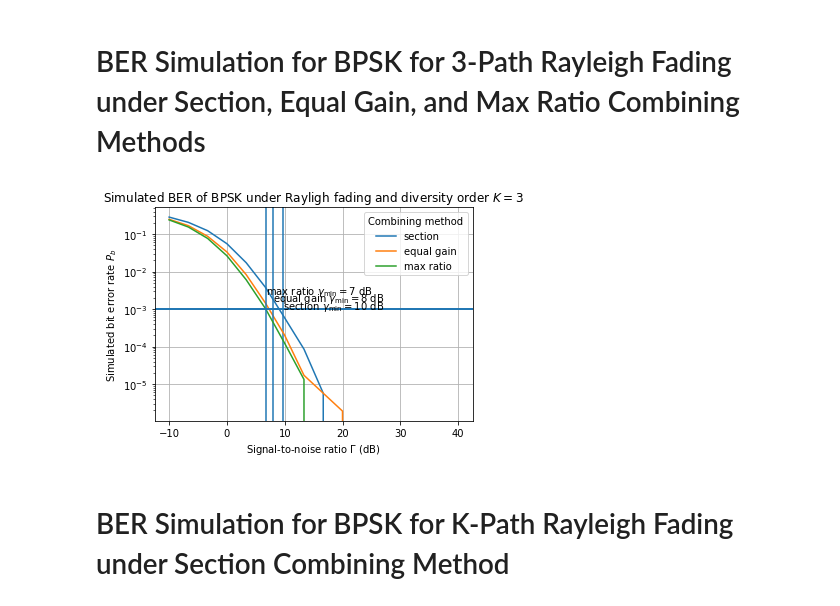
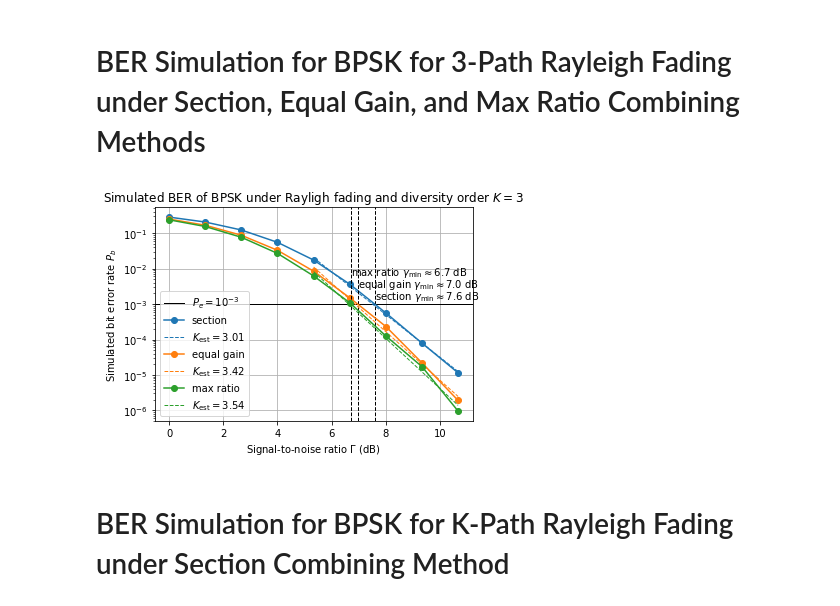
Before and after one commit to eldrtimo/rayleigh_diversity, a Jupyter notebook: notebook.ipynb, the cells around one changed output. Saved outputs shown, nothing was run; the diff lists cells and outputs as text; code cells hidden in the pictures.

Commit message:
diversity order estimation and annotation

```diff
--- a/notebook.ipynb
+++ b/notebook.ipynb
@@ -3,37 +3,76 @@
 # %% [markdown]
 # BER Simulation for BPSK for 3-Path Rayleigh Fading under Section, Equal Gain, and Max Ratio Combining Methods
 # %%
-N       = 2**19                 # Number of symbols
+N       = 2**20                 # Number of symbols
 K       = 3                     # Number of diversity branches
-Ga_l    = np.logspace(-.5,2,16) # Simulation SNR values
+Ga_l    = np.logspace(0,2,16)   # Simulation SNR values
+Ga_l_dB = 10*np.log10(Ga_l)
 FIGNAME = "diversity_combining_methods.png"
 Pe_MAX  = 10**(-3)              # Maximum BER to estimate Minimum SNR
 
 fig, axs = plt.subplots()
 axs.set_title(r"Simulated BER of BPSK under Rayligh fading and diversity order $K = {}$".format(K))
 axs.set_xlabel(r"Signal-to-noise ratio $\Gamma$ (dB)")
 axs.set_ylabel(r"Simulated bit error rate $P_b$")
 axs.set_yscale("log")
 
+# Annotate maximum Pe line
+axs.axhline(Pe_MAX,color = "black",linestyle="-",
+            linewidth=1,label="$P_e = 10^{{{:.0f}}}$".format(np.log10(Pe_MAX)))
+
+
 for combiner_ix, combiner in enumerate(COMBINERS):
+    # Compute BER rates
     Pe_l = BPSKRayleighDiversityBER(N,K,Ga_l,combiner)
-    axs.plot(20*np.log10(Ga_l),Pe_l,label=combiner)
 
-    axs.axhline(Pe_MAX)
+    # Interpolation
+    Pe_est = interp1d(Ga_l[l_interp],Pe_l[l_interp],
+                      fill_value="extrapolate")
+
+
+    # Estimate and annotate minimum SNR
+    l_interp = (Pe_l > 0)
     if np.any(Pe_l < Pe_MAX):
-        Ga_min_est = interp1d(Pe_l,Ga_l)(Pe_MAX)
-        axs.axvline(20*np.log10(Ga_min_est))
-        annotation = r"{} $\gamma_\min = {:.0f}$ dB".format(combiner,20*np.log10(Ga_min_est))
-        xy = (20*np.log10(Ga_min_est),Pe_MAX)
-        xytext = (20*np.log10(Ga_min_est),Pe_MAX*10**(combiner_ix/5))
+        # Points to interpolate
+        x = np.log10(Pe_l[l_interp])
+        y = Ga_l_dB[l_interp]
+
+        # Linear interpolator
+        f = interp1d(x,y,fill_value="interpolate",kind="linear")
+
+        # Interpolated estimate of minimum SNR
+        Ga_min_est_dB = f(np.log10(Pe_MAX))
+        axs.axvline(Ga_min_est_dB,color="black",linestyle="--",linewidth=1)
+        annotation = r"{} $\gamma_\min \approx {:.1f}$ dB".format(
+            combiner,Ga_min_est_dB)
+        xy = (Ga_min_est_dB,Pe_MAX)
+        xytext = (Ga_min_est_dB,Pe_MAX*10**(0.15 + .33*combiner_ix))
         axs.annotate(annotation,xy,xytext)
 
 
-axs.legend(title="Combining method")
+    # Plot BER curve
+    l_plot = (Pe_l > 0)
+    ber_curve = axs.plot(Ga_l_dB[l_plot],Pe_l[l_plot],"o-",label=combiner)
+
+
+    # Estimate diversity order via linear regression
+    l_regression = (Pe_l > 0) & (Ga_l_dB > 5)
+    x = Ga_l_dB[l_regression]
+    y = np.log10(Pe_l[l_regression])
+    A = np.stack([np.ones_like(x),x],axis=1)
+    a0, a1 = np.linalg.lstsq(A,y,rcond=None)[0]
+    K_est = -a1 * 5 # Estimated diversity order
+
+    # Plot linear regression line
+    label = "$K_{{\mathrm{{est}}}} = {:.2f}$".format(K_est)
+    axs.plot(x,np.power(10,a0 + a1*x),"--",
+             color=ber_curve[0].get_color(),linewidth=1,label=label)
+
+axs.legend()
 fig.tight_layout()
 fig.savefig("./plots/{}".format(FIGNAME))
 # %% [output]
-[figure, old version]
+[figure, new version]
 # %% [markdown]
 # BER Simulation for BPSK for K-Path Rayleigh Fading under Section Combining Method
 # %%
```
Also changed, not shown: parts of 2 cells of this notebook, 2 other files.
